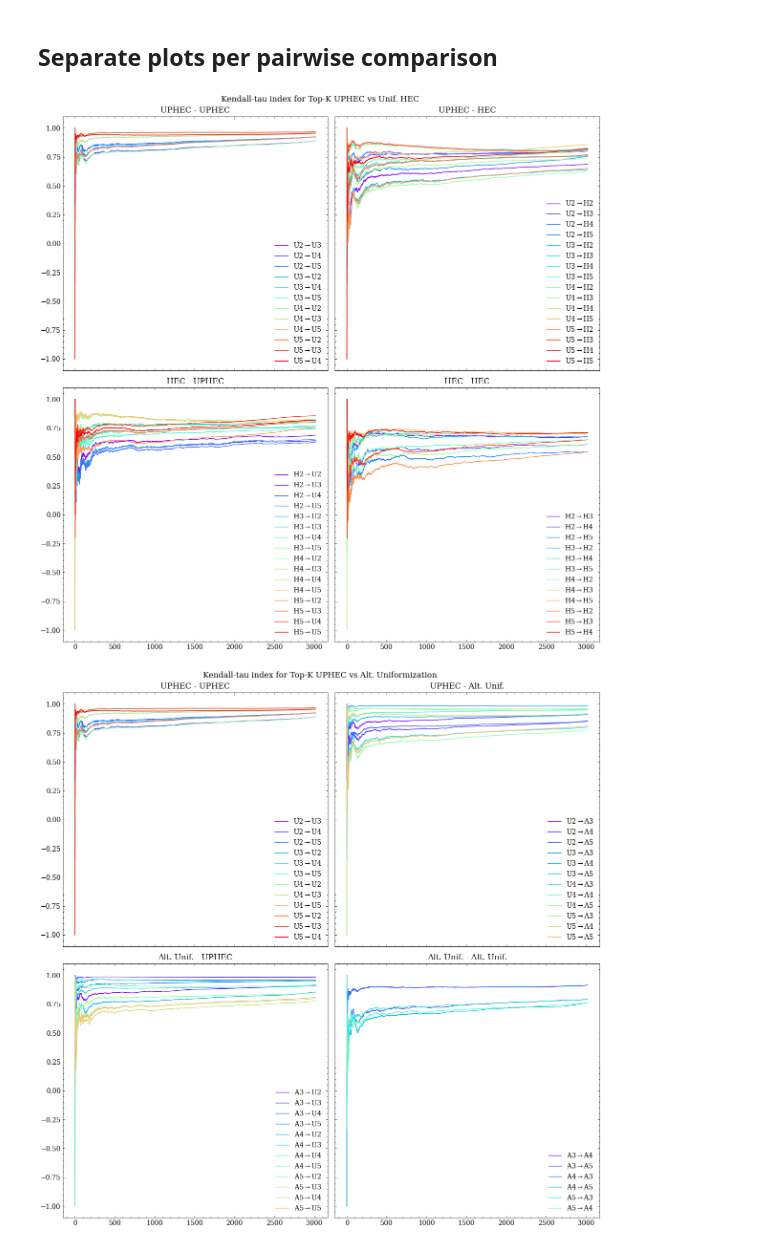
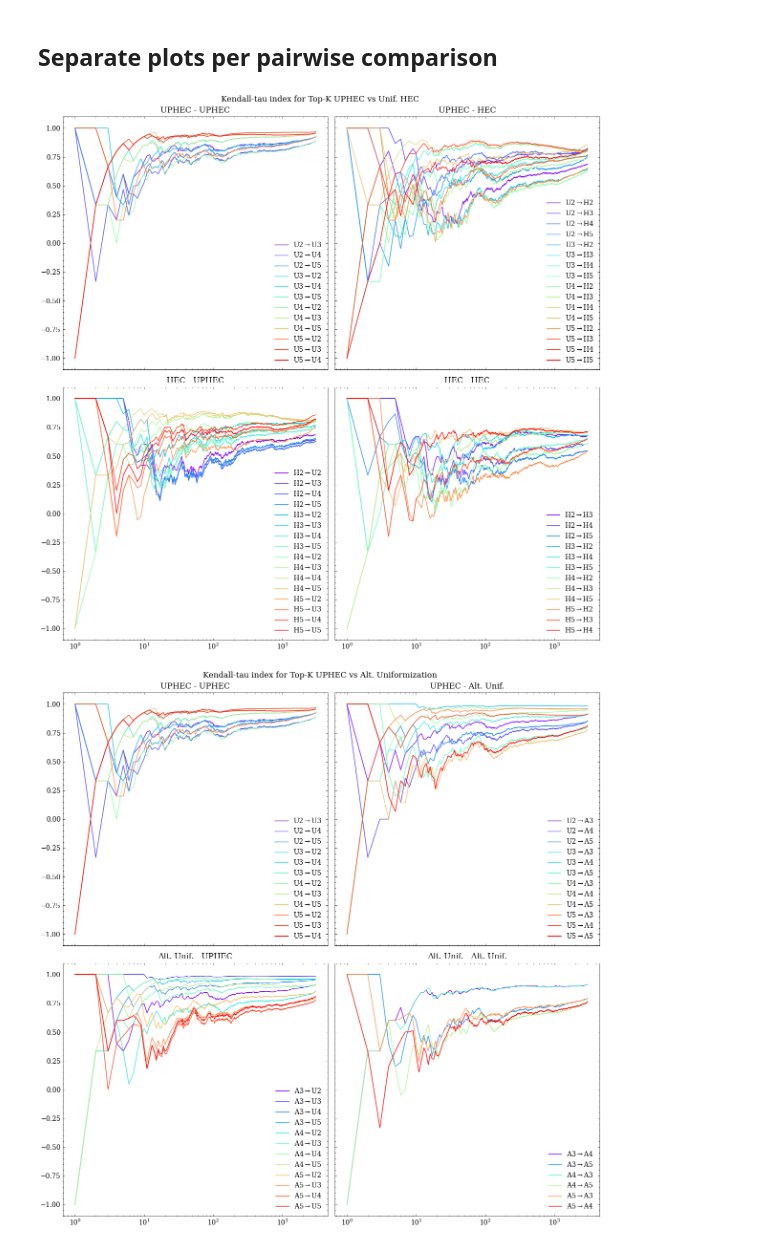
Before and after one commit to LaComarca-Lab/non-uniform-hypergraphs, a Jupyter notebook: RankingAnalysis.ipynb, the cells around one changed output. Drawn from its saved outputs; the diff is of its cells as text; code cells hidden in the pictures.

```diff
--- a/RankingAnalysis.ipynb
+++ b/RankingAnalysis.ipynb
@@ -163,43 +167,50 @@ for key, val in KTtopK.items():
 
     if "UP" in key[0:3] and "UP" in key[-8:]:
 
         ax[0,0].plot(val, label=f"U{key[6]}" + r"$\rightarrow$"+ f"U{key[-1]}", color=next(colorUU))
         ax[0,0].set_title("UPHEC - UPHEC")
 
     elif "UP" in key[0:3] and "unif" in key[-5:]:
 
         ax[0,1].plot(val, label=f"U{key[6]}" + r"$\rightarrow$"+ f"H{key[-5]}", color=next(colorUH))
         ax[0,1].set_title("UPHEC - HEC")
 
     elif "unif" in key[0:9] and "UP" in key[-8:]:
 
         ax[1,0].plot(val, label=f"H{key[4]}" + r"$\rightarrow$"+ f"U{key[-1]}", color=next(colorHU))
         ax[1,0].set_title("HEC - UPHEC")
 
     elif "unif" in key[0:9] and "unif" in key[-5:]:
 
         ax[1,1].plot(val, label=f"H{key[4]}" + r"$\rightarrow$"+ f"H{key[-5]}", color=next(colorHH))
         ax[1,1].set_title("HEC - HEC")
 
+
+ax[0,0].set_xscale('log')
+ax[0,1].set_xscale('log')
+ax[1,0].set_xscale('log')
+ax[1,1].set_xscale('log')
+
+
 ax[0,0].legend()
 ax[0,1].legend()
 ax[1,0].legend()
 ax[1,1].legend()
 
 plt.tight_layout()
 
 plt.show()
 # %% [output]
-[figure, old version]
+[figure, new version]
 # %%
 fig, ax = plt.subplots(2,2, figsize=(12,12), sharex=True, sharey=True)
 
 fig.suptitle("Kendall-tau index for Top-K UPHEC vs Alt. Uniformization")
 
 colorUU = iter(cmap(np.linspace(0, 1, 4*3)))
-colorUA = iter(cmap(np.linspace(0, 1, 4*4)))
-colorAU = iter(cmap(np.linspace(0, 1, 4*4)))
-colorAA = iter(cmap(np.linspace(0, 1, 4*3)))
+colorUA = iter(cmap(np.linspace(0, 1, 4*3)))
+colorAU = iter(cmap(np.linspace(0, 1, 4*3)))
+colorAA = iter(cmap(np.linspace(0, 1, 2*3)))
 
 for key, val in KTtopK.items():
 
@@ -223,6 +234,13 @@ for key, val in KTtopK.items():
         ax[1,1].plot(val, label=f"A{key[8]}" + r"$\rightarrow$"+ f"A{key[-1]}", color=next(colorAA))
         ax[1,1].set_title("Alt. Unif. - Alt. Unif.")
 
+
+ax[0,0].set_xscale('log')
+ax[0,1].set_xscale('log')
+ax[1,0].set_xscale('log')
+ax[1,1].set_xscale('log')
+
+
 ax[0,0].legend()
 ax[0,1].legend()
 ax[1,0].legend()
@@ -232,4 +250,4 @@ plt.tight_layout()
 
 plt.show()
 # %% [output]
-[figure, old version]
+[figure, new version]
```
Also changed, not shown: parts of 9 cells of this notebook, 7 other files.
